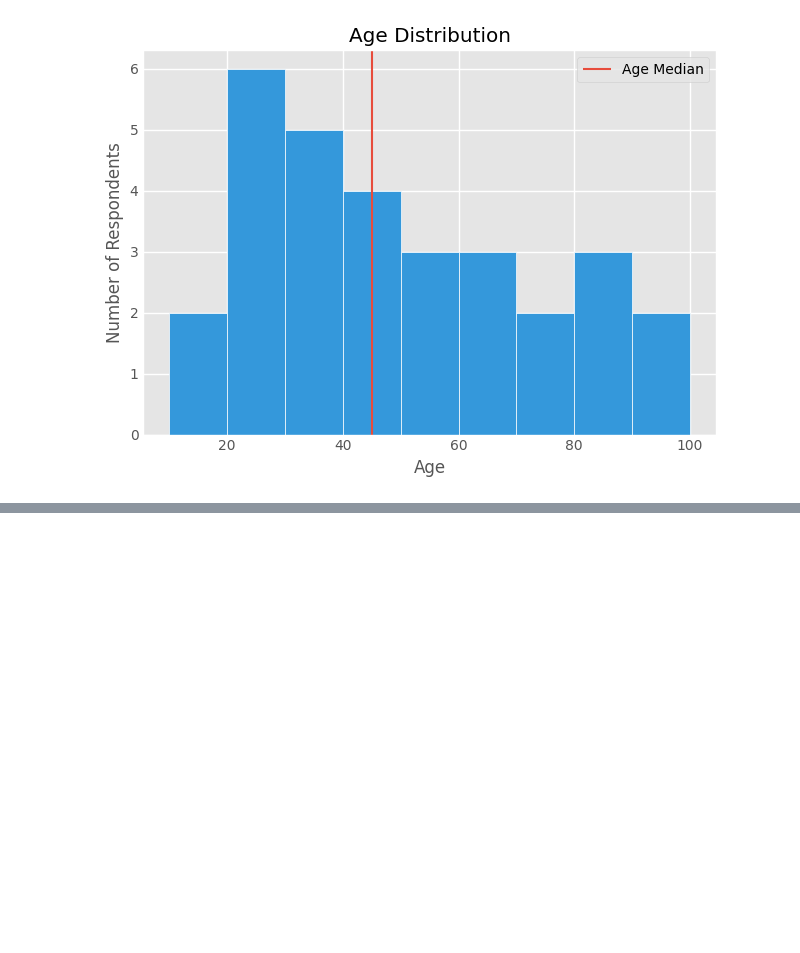
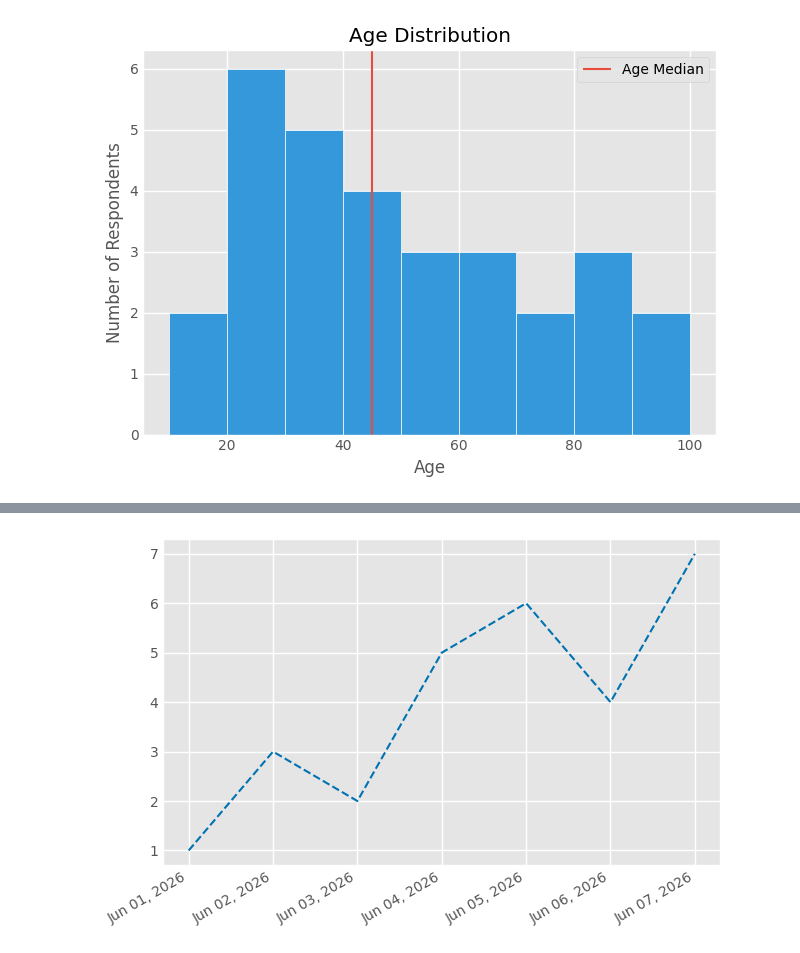
Before and after one commit to DareTunbosun/Pandas-Exercises, a Jupyter notebook: plotting exercise.ipynb, the cells around one changed output, grey strips where cells are left out. Drawn from its saved outputs; the diff is of its cells as text; code cells hidden in the pictures; blank space fills up the shorter version.

```diff
--- a/plotting exercise.ipynb
+++ b/plotting exercise.ipynb
@@ -365,0 +415,12 @@ plt.show()
+# %%
+df = pd.date_range('06-01-2026', '06-07-2026', freq= 'D')
+x= [1, 3, 2, 5, 6, 4, 7]
+
+plt.plot(df, x, linestyle='--', linewidth= 1.5)
+plt.gcf().autofmt_xdate()
+date_format = mpl_dates.DateFormatter('%b %d, %Y')
+plt.gca().xaxis.set_major_formatter(date_format)
+
+plt.show()
+# %% [output]
+[figure, added]
```
Also changed, not shown: parts of 9 cells of this notebook.
